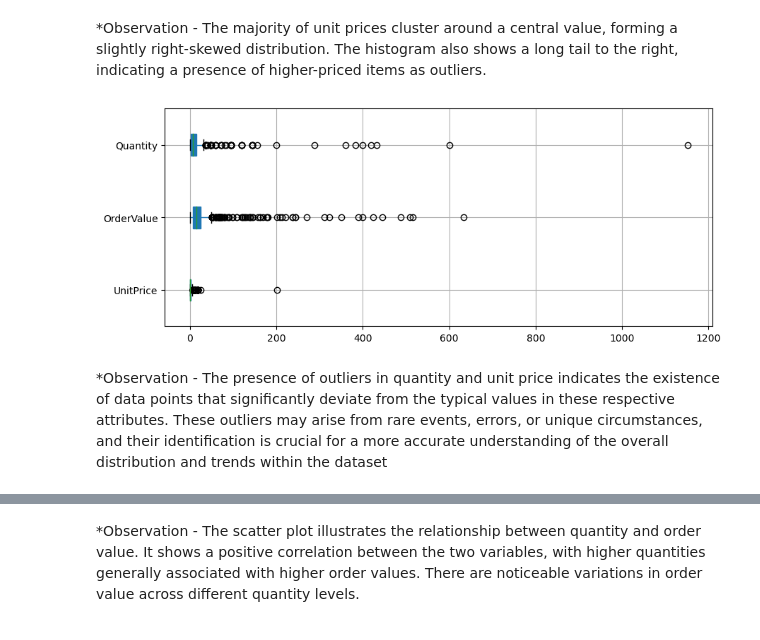
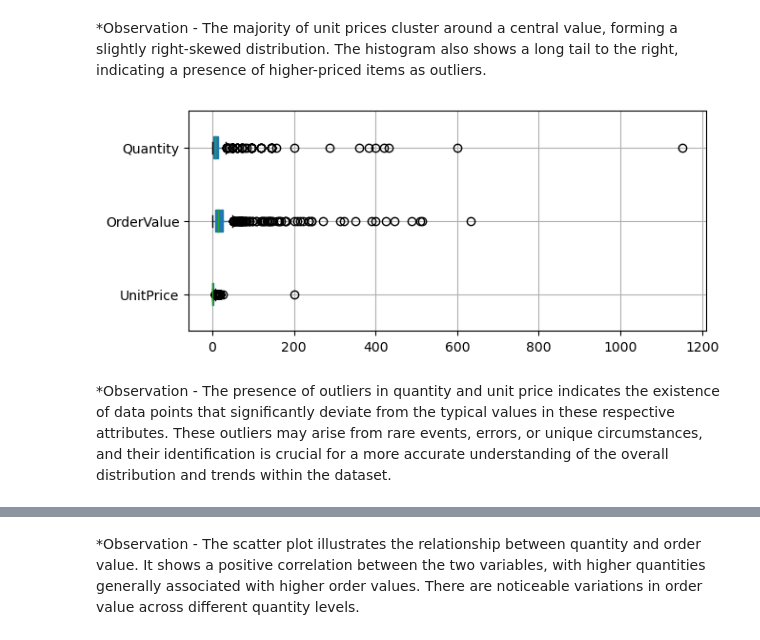
Before and after one commit to MoreRukmini/Capstone-Project, a Jupyter notebook: EDA Project.ipynb, the cells around one changed output, grey strips where cells are left out. Cells and saved outputs as stored; diff of their text form; code cells hidden in the pictures.

```diff
--- a/EDA Project.ipynb
+++ b/EDA Project.ipynb
@@ -235,10 +235,10 @@ plt.show()
 *Observation - The majority of unit prices cluster around a central value, forming a slightly right-skewed distribution. The histogram also shows a long tail to the right, indicating a presence of higher-priced items as outliers.
 # %%
 numeric_columns = ['UnitPrice', 'OrderValue', 'Quantity']
-plt.figure(figsize=(10, 4))
+plt.figure(figsize=(7, 3))
 df[numeric_columns].boxplot(vert=False, patch_artist=True)
 plt.show()
 # %% [output]
-[figure, old version]
+[figure, new version]
 # %% [markdown]
-*Observation - The presence of outliers in quantity and unit price indicates the existence of data points that significantly deviate from the typical values in these respective attributes. These outliers may arise from rare events, errors, or unique circumstances, and their identification is crucial for a more accurate understanding of the overall distribution and trends within the dataset
+*Observation - The presence of outliers in quantity and unit price indicates the existence of data points that significantly deviate from the typical values in these respective attributes. These outliers may arise from rare events, errors, or unique circumstances, and their identification is crucial for a more accurate understanding of the overall distribution and trends within the dataset.
```
Also changed, not shown: parts of 34 cells of this notebook.
